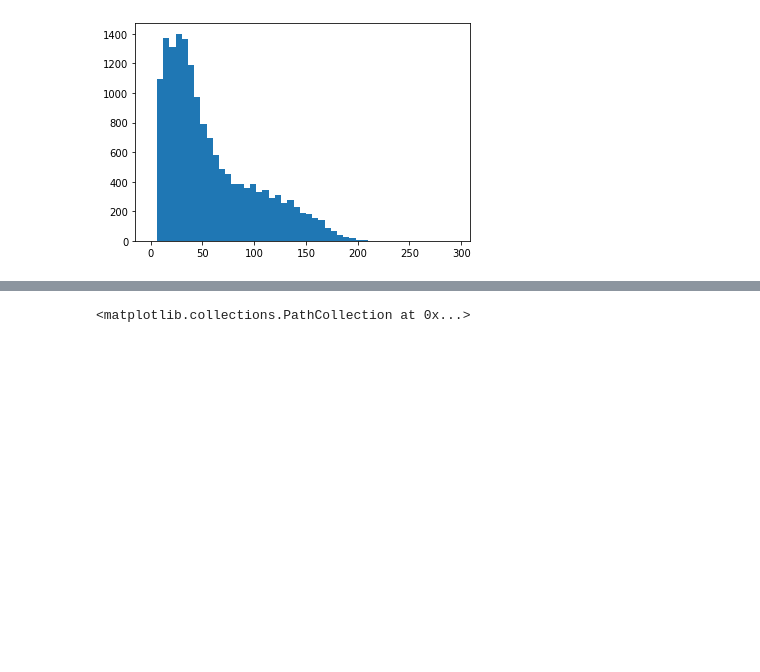
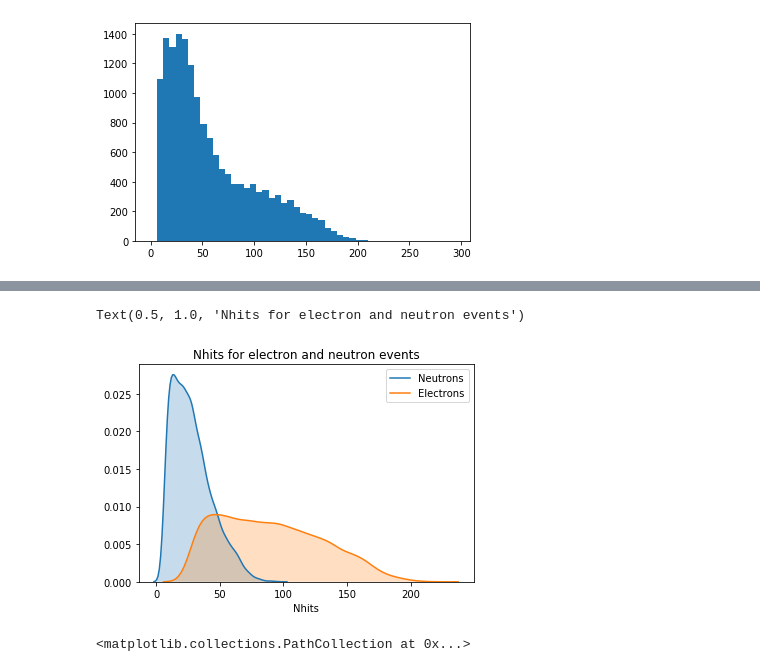
Before and after one commit to WatChMaL/NeutronGNN, a Jupyter notebook: root_utils/verify_h5.ipynb, the cells around one changed output, grey strips where cells are left out. Drawn from its saved outputs; the diff is of its cells as text; code cells hidden in the pictures; blank space fills up the shorter version.

```diff
--- a/root_utils/verify_h5.ipynb
+++ b/root_utils/verify_h5.ipynb
@@ -135,3 +185,14 @@ plt.hist(nhits, bins=np.arange(0, 300, 6))
+# %%
+ax = sns.kdeplot(data=x_df["Neutron Nhits"], label="Neutrons", shade=True)
+sns.kdeplot(data=y_df["Electron Nhits"], label="Electrons", shade=True)
+
+ax.set(xlabel='Nhits', ylabel='')
+
+# Add title
+plt.title("Nhits for electron and neutron events")
+# %% [output]
+Text(0.5, 1.0, 'Nhits for electron and neutron events')
+[figure, added]
 # %%
 plt.scatter(energies, hit, c=labels, s=0.1)
 # %% [output]
```
Also changed, not shown: parts of 6 cells of this notebook.
